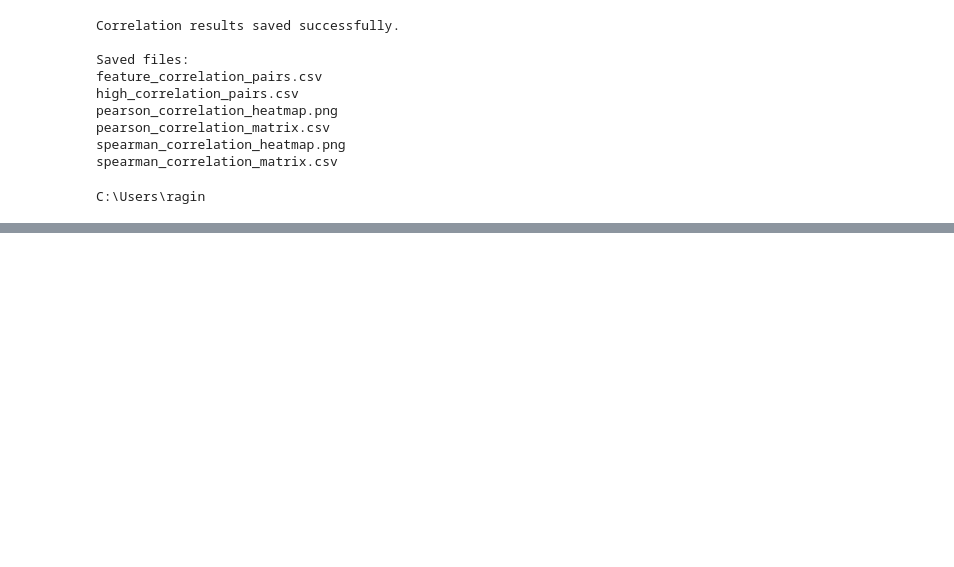
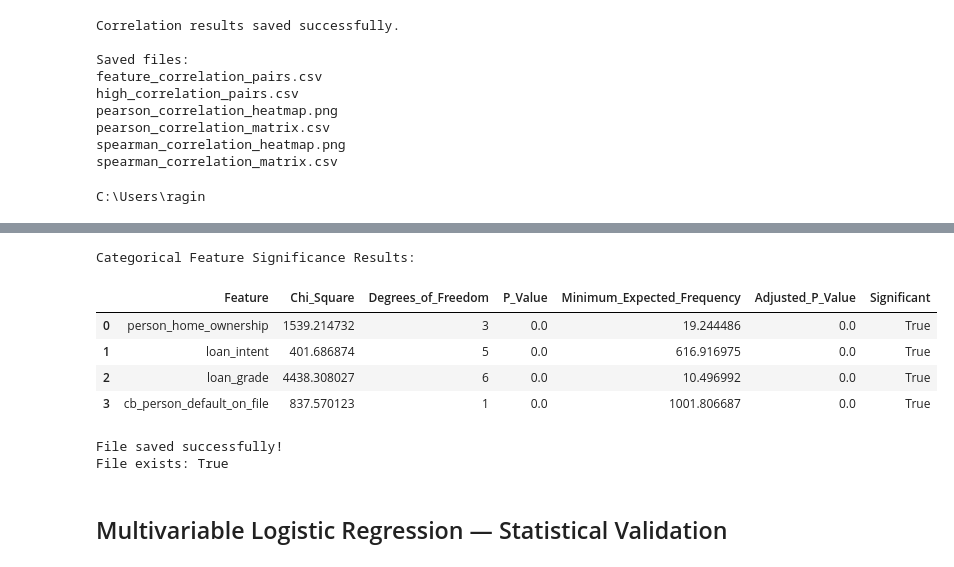
Before and after one commit to pujansonani/axlero-data-analytics, a Jupyter notebook: notebooks/member3/feature_selection_validation.ipynb, the cells around one changed output, grey strips where cells are left out. Cells and saved outputs as stored; diff of their text form; code cells hidden in the pictures; blank space fills up the shorter version.

```diff
--- a/notebooks/member3/feature_selection_validation.ipynb
+++ b/notebooks/member3/feature_selection_validation.ipynb
@@ -298,0 +537,68 @@ C:\Users\ragin
+# %%
+from scipy.stats import chi2_contingency
+from statsmodels.stats.multitest import multipletests
+
+categorical_features = [
+    "person_home_ownership",
+    "loan_intent",
+    "loan_grade",
+    "cb_person_default_on_file"
+]
+
+chi_results = []
+
+for feature in categorical_features:
+
+    contingency_table = pd.crosstab(
+        train_df[feature].fillna("Missing"),
+        train_df[target]
+    )
+
+    chi2, p_value, dof, expected = chi2_contingency(
+        contingency_table
+    )
+
+    chi_results.append({
+        "Feature": feature,
+        "Chi_Square": chi2,
+        "Degrees_of_Freedom": dof,
+        "P_Value": p_value,
+        "Minimum_Expected_Frequency": expected.min()
+    })
+
+chi_square_results = pd.DataFrame(chi_results)
+
+chi_square_results["Adjusted_P_Value"] = multipletests(
+    chi_square_results["P_Value"],
+    method="fdr_bh"
+)[1]
+
+chi_square_results["Significant"] = (
+    chi_square_results["Adjusted_P_Value"] < 0.05
+)
+
+print("Categorical Feature Significance Results:")
+display(chi_square_results.round(6))
+# %% [output]
+Categorical Feature Significance Results:
+|  | Feature | Chi_Square | Degrees_of_Freedom | P_Value | Minimum_Expected_Frequency | Adjusted_P_Value | Significant |
+| 0 | person_home_ownership | 1539.214732 | 3 | 0.0 | 19.244486 | 0.0 | True |
+| 1 | loan_intent | 401.686874 | 5 | 0.0 | 616.916975 | 0.0 | True |
+| 2 | loan_grade | 4438.308027 | 6 | 0.0 | 10.496992 | 0.0 | True |
+| 3 | cb_person_default_on_file | 837.570123 | 1 | 0.0 | 1001.806687 | 0.0 | True |
+# %%
+chi_square_results.to_csv(
+    output_dir / "categorical_significance_results.csv",
+    index=False
+)
+
+print("File saved successfully!")
+print(
+    "File exists:",
+    (output_dir / "categorical_significance_results.csv").exists()
+)
+# %% [output]
+File saved successfully!
+File exists: True
+# %% [markdown]
+## Multivariable Logistic Regression — Statistical Validation
```
Also changed, not shown: parts of 13 cells of this notebook, 4 other files.
